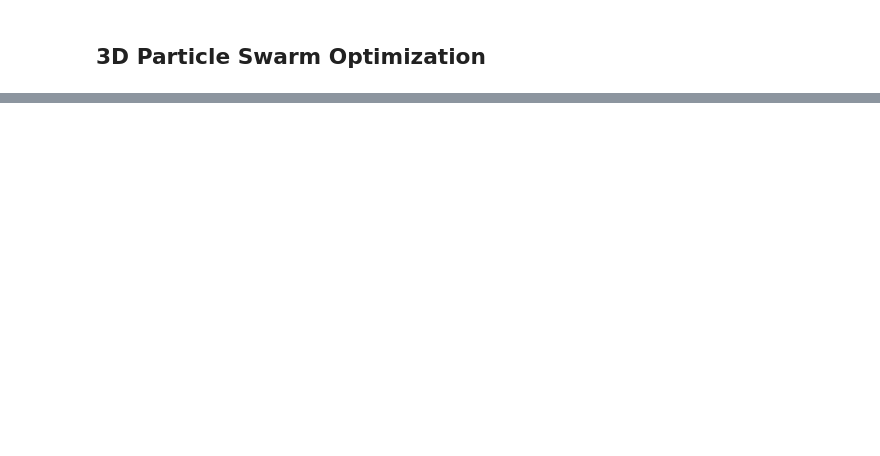
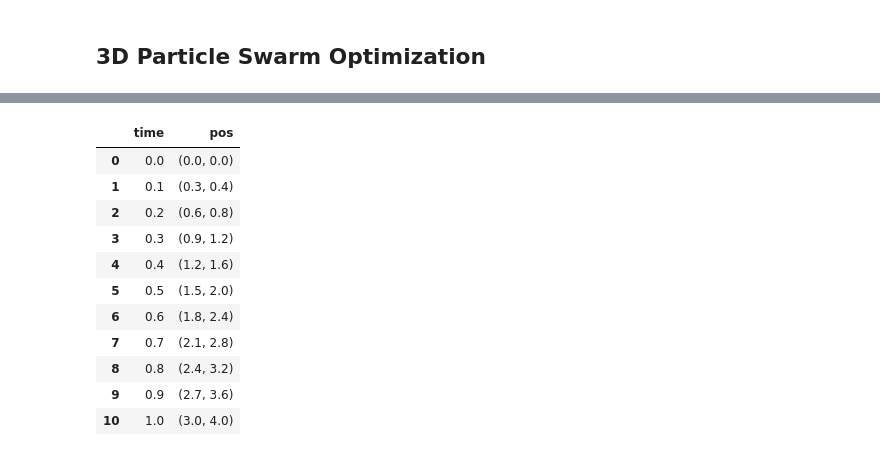
Before and after one commit to naguzmans/opportunistic-utm, a Jupyter notebook: pso_model_3D.ipynb, the cells around one changed output, grey strips where cells are left out. Drawn from its saved outputs; the diff is of its cells as text; code cells hidden in the pictures; blank space fills up the shorter version.

```diff
--- a/pso_model_3D.ipynb
+++ b/pso_model_3D.ipynb
@@ -256,20 +240,2 @@ def PSO(origin, destination, geometry, no_particles, handles, iterations, min_li
   print(f'\nFinal Global Best Cost: {global_best.cost}')
   return global_best.xs, global_best.ys, global_best.zs, global_best.cost
-# %%
-# Create model obstacles
-obstacles = [Obstacle(1.5,1.5,0,1.5), \
-             Obstacle(.5,2,1,.5), \
-             Obstacle(.75,1.75,1.5,.5), \
-             Obstacle(1.75,.75,1.5,.5), \
-             Obstacle(2,.5,1,.5), \
-
-             #Stack
-             Obstacle(3.5,3.5,0,1), \
-             Obstacle(3.5,3.5,.5,1), \
-             Obstacle(3.5,3.5,1,1),\
-             Obstacle(3.5,3.5,1.5,1),\
-             Obstacle(3.5,3.5,2,1),\
-             Obstacle(3.5,3.5,1.5,1)]
-
-x, y, z, cost = PSO(origin=(-2,2,1), destination=(6,4,1), geometry=obstacles, no_particles=10, \
-                    handles=3, iterations=100, min_limit=(-2,-2,0), max_limit=(7,7,3), plot = True)
@@ -278,0 +300,50 @@ Final Global Best Cost: 109.895238782475
+# %%
+import numpy as np
+import matplotlib.pyplot as plt
+import pandas as pd
+from scipy.interpolate import interp1d
+
+class Drone:
+  def __init__(self, speed):
+    self.speed = speed
+
+  def get_track(self, x, y):
+    self.x = x
+    self.y = y
+
+    length = 0
+    for i in range(0, len(x)):
+      try:
+        dx = x[i+1]-x[i]
+        dy = y[i+1]-y[i]
+        dh = np.sqrt(dx**2+dy**2)
+        length += dh
+      except:
+        break
+    length = round(length,1)
+    print(length)
+
+    time = length/self.speed
+    time_vector = np.arange(0, round(time,2)*10 + 1)/10
+    xnew = np.linspace(x[0],x[-1],len(time_vector))
+    interp = interp1d(x, y)
+    yinterp = interp(xnew)
+
+    df = pd.DataFrame({'time':time_vector, 'x':xnew, 'y':yinterp})
+    df.x = df.x.round(2)
+    df.y = df.y.round(2)
+    df['pos'] = df[['x','y']].apply(tuple, axis=1)
+
+    return df.drop(columns=['x', 'y'])
+
+  def update_speed(self, speed):
+    self.speed = speed
+    return self.get_track(self.x, self.y)
+
+x = np.linspace(0,3,100)
+y = np.linspace(0,4,100)
+# y = np.sin(x)
+
+drone = Drone(speed = 5)
+drone.get_track(x,y)
+# %% [output]
@@ -278,0 +351,12 @@ Final Global Best Cost: 109.895238782475
+|  | time | pos |
+| 0 | 0.0 | (0.0, 0.0) |
+| 1 | 0.1 | (0.3, 0.4) |
+| 2 | 0.2 | (0.6, 0.8) |
+| 3 | 0.3 | (0.9, 1.2) |
+| 4 | 0.4 | (1.2, 1.6) |
+| 5 | 0.5 | (1.5, 2.0) |
+| 6 | 0.6 | (1.8, 2.4) |
+| 7 | 0.7 | (2.1, 2.8) |
+| 8 | 0.8 | (2.4, 3.2) |
+| 9 | 0.9 | (2.7, 3.6) |
+| 10 | 1.0 | (3.0, 4.0) |
```
Also changed, not shown: parts of 4 cells of this notebook.
